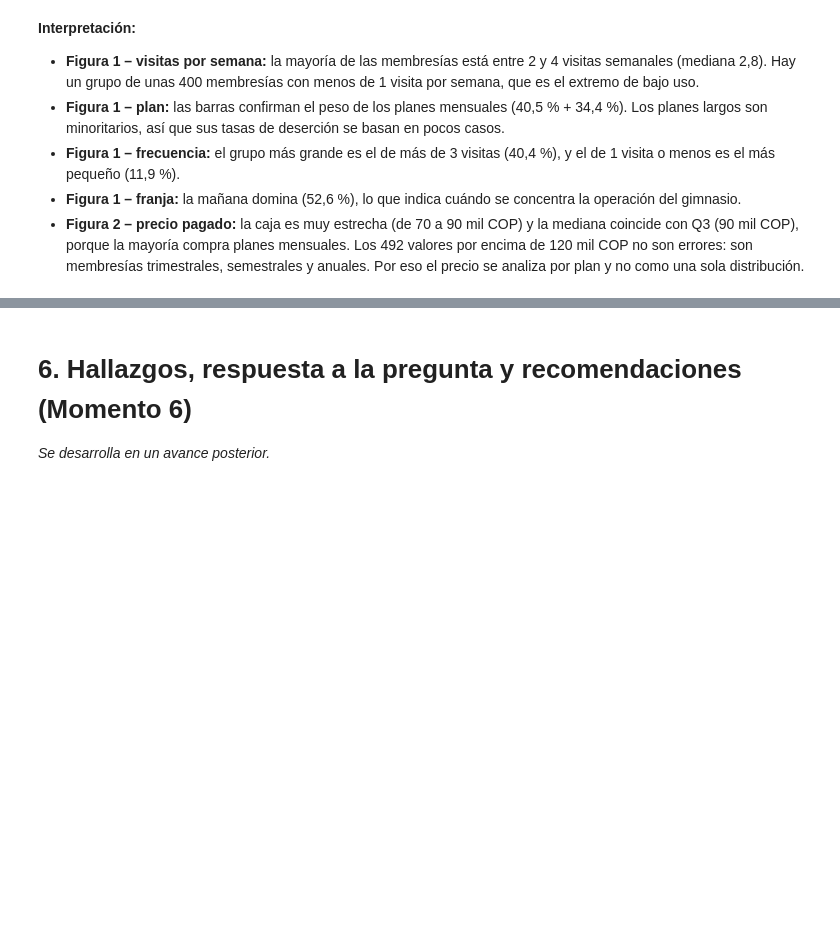
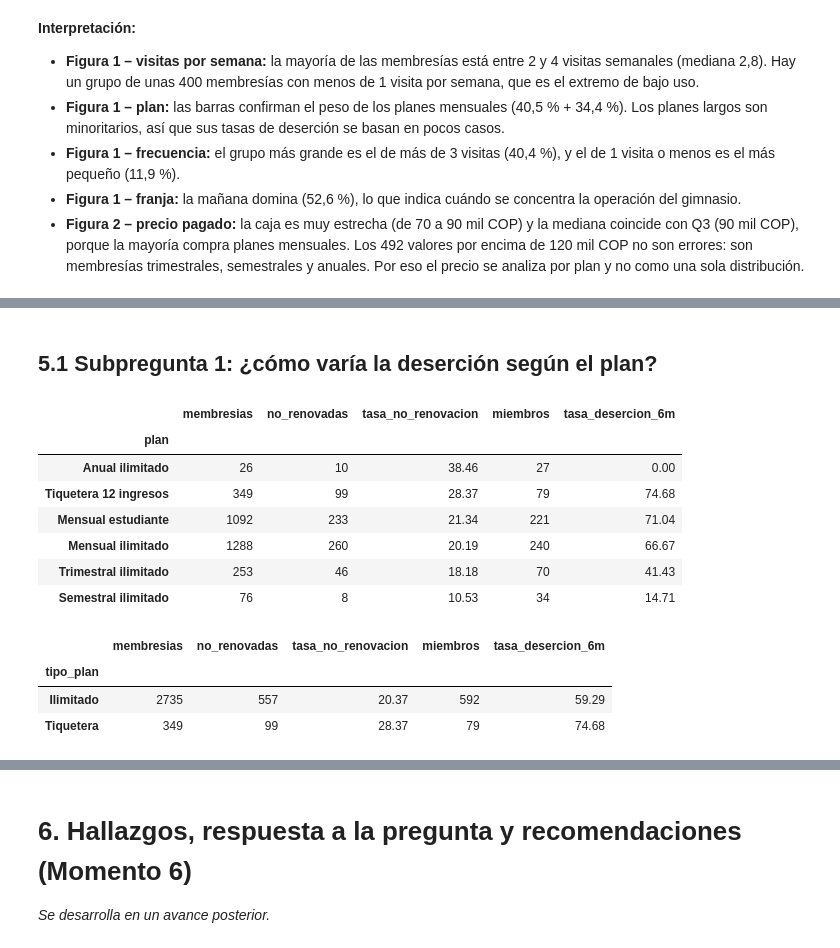
Before and after one commit to juanmejia017/PandasZonafitevolution, a Jupyter notebook: notebooks/analytical_report.ipynb, the cells around one changed output, grey strips where cells are left out. Saved outputs shown, nothing was run; the diff lists cells and outputs as text; code cells hidden in the pictures; blank space fills up the shorter version.

```diff
--- a/notebooks/analytical_report.ipynb
+++ b/notebooks/analytical_report.ipynb
@@ -505,0 +511,42 @@ plt.show()
+# %%
+# Función reutilizable: compara la deserción por membresía y por miembro para un mismo factor
+def desercion_por_factor(col_membresia, col_miembro, nombre_factor):
+    """Une en una tabla la tasa de no renovación (membresías observables)
+    y la tasa de deserción a 6 meses (miembros evaluables) de un factor."""
+    por_membresia = (observables
+        .groupby(col_membresia, observed=True)
+        .agg(membresias=("no_renovo", "size"),
+             no_renovadas=("no_renovo", "sum"),
+             tasa_no_renovacion=("no_renovo", "mean"))
+        .rename_axis(nombre_factor))
+    por_miembro = (evaluables
+        .groupby(col_miembro, observed=True)
+        .agg(miembros=("desertor_6m", "size"),
+             tasa_desercion_6m=("desertor_6m", "mean"))
+        .rename_axis(nombre_factor))
+    tabla = por_membresia.join(por_miembro, how="outer")
+    tabla[["tasa_no_renovacion", "tasa_desercion_6m"]] = (tabla[["tasa_no_renovacion", "tasa_desercion_6m"]] * 100).round(2)
+    return tabla
+# %% [markdown]
+## 5.1 Subpregunta 1: ¿cómo varía la deserción según el plan?
+# %%
+# Subpregunta 1. Deserción según el plan
+# Detalle por plan (nombre_plan en membresías, plan_inicial en miembros)
+plan_detalle = desercion_por_factor("nombre_plan", "plan_inicial", "plan").sort_values("tasa_no_renovacion", ascending=False)
+# Resumen por tipo de plan (Ilimitado / Tiquetera)
+plan_tipo = desercion_por_factor("tipo_plan", "tipo_plan_inicial", "tipo_plan")
+
+display(plan_detalle, plan_tipo)
+# %% [output]
+|  | membresias | no_renovadas | tasa_no_renovacion | miembros | tasa_desercion_6m |
+| plan |  |  |  |  |  |
+| Anual ilimitado | 26 | 10 | 38.46 | 27 | 0.00 |
+| Tiquetera 12 ingresos | 349 | 99 | 28.37 | 79 | 74.68 |
+| Mensual estudiante | 1092 | 233 | 21.34 | 221 | 71.04 |
+| Mensual ilimitado | 1288 | 260 | 20.19 | 240 | 66.67 |
+| Trimestral ilimitado | 253 | 46 | 18.18 | 70 | 41.43 |
+| Semestral ilimitado | 76 | 8 | 10.53 | 34 | 14.71 |
+|  | membresias | no_renovadas | tasa_no_renovacion | miembros | tasa_desercion_6m |
+| tipo_plan |  |  |  |  |  |
+| Ilimitado | 2735 | 557 | 20.37 | 592 | 59.29 |
+| Tiquetera | 349 | 99 | 28.37 | 79 | 74.68 |
```
Also changed, not shown: parts of 18 cells of this notebook, 1 other file.
